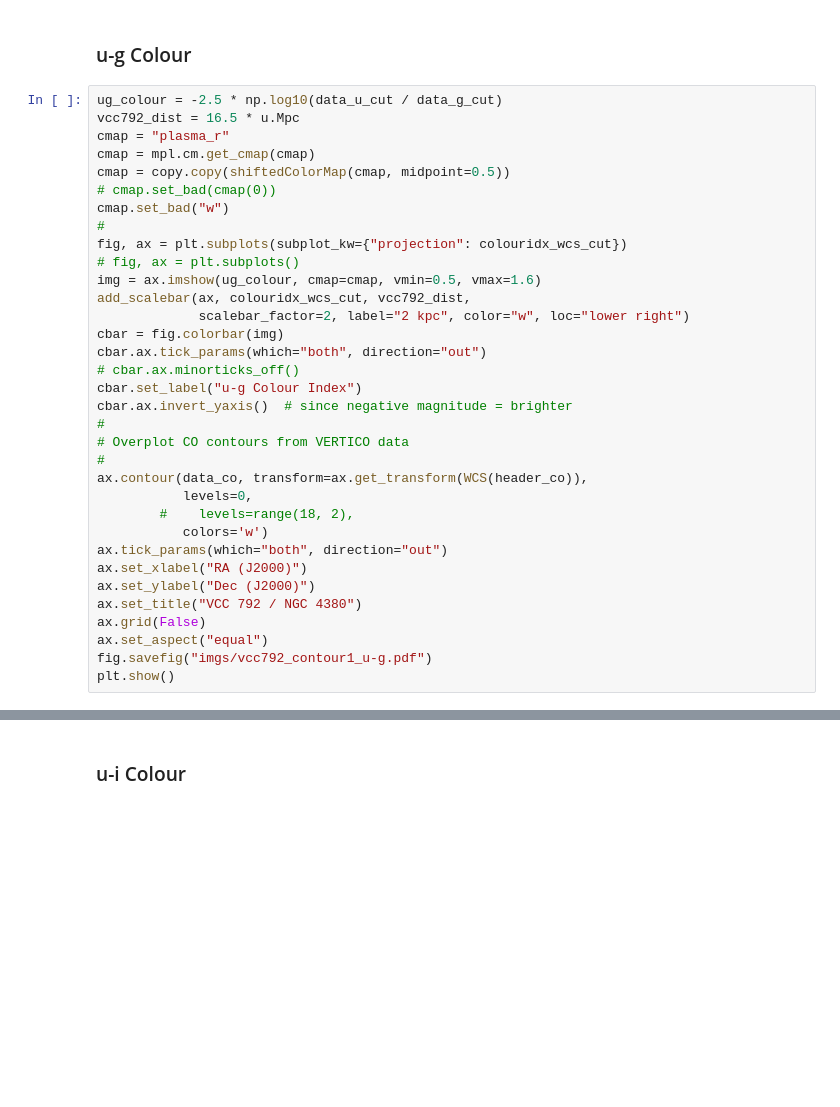
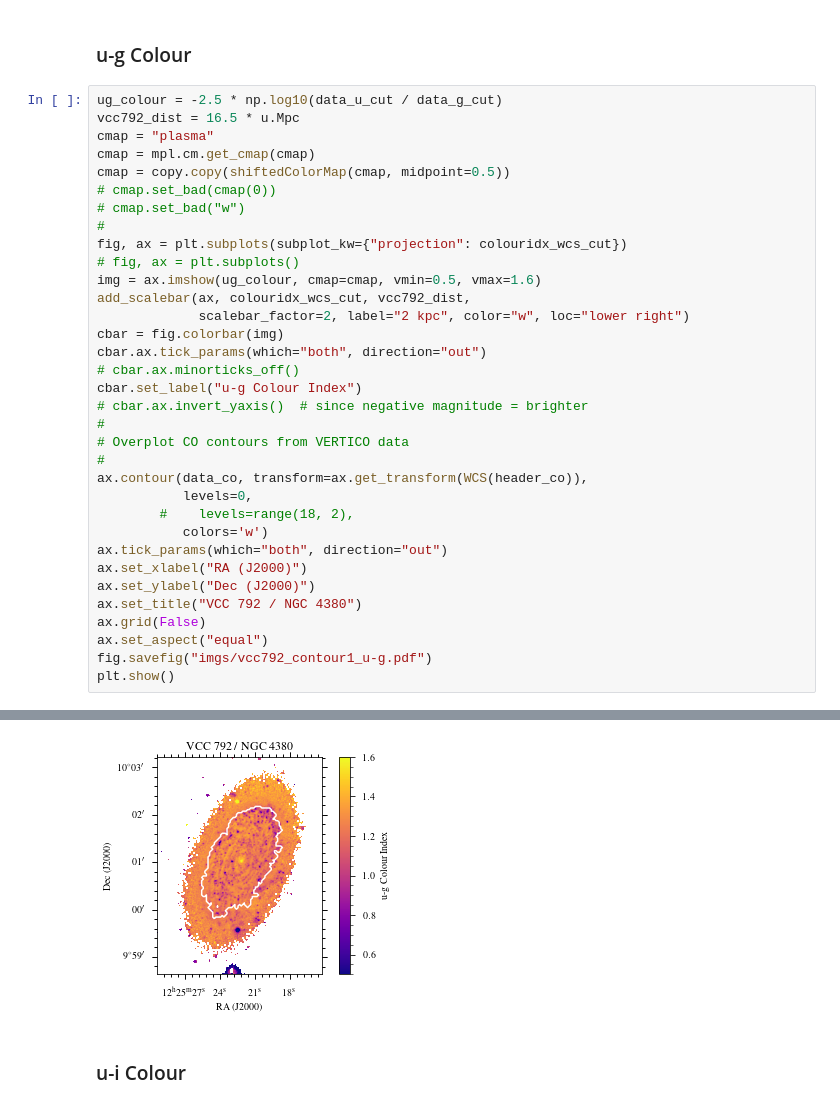
Before and after one commit to BearBearCodes/coop_f2021, a Jupyter notebook: warmup/ngvs_intro.ipynb, the cells around one changed output, grey strips where cells are left out. Cells and saved outputs as stored; diff of their text form; blank space fills up the shorter version.

```diff
--- a/warmup/ngvs_intro.ipynb
+++ b/warmup/ngvs_intro.ipynb
@@ -847,11 +848,11 @@ WARNING: FITSFixedWarning: 'obsfix' made the change 'Observatory coordinates inc
 # %%
 ug_colour = -2.5 * np.log10(data_u_cut / data_g_cut)
 vcc792_dist = 16.5 * u.Mpc
-cmap = "plasma_r"
+cmap = "plasma"
 cmap = mpl.cm.get_cmap(cmap)
 cmap = copy.copy(shiftedColorMap(cmap, midpoint=0.5))
 # cmap.set_bad(cmap(0))
-cmap.set_bad("w")
+# cmap.set_bad("w")
 #
 fig, ax = plt.subplots(subplot_kw={"projection": colouridx_wcs_cut})
 # fig, ax = plt.subplots()
@@ -862,7 +863,7 @@ cbar = fig.colorbar(img)
 cbar.ax.tick_params(which="both", direction="out")
 # cbar.ax.minorticks_off()
 cbar.set_label("u-g Colour Index")
-cbar.ax.invert_yaxis()  # since negative magnitude = brighter
+# cbar.ax.invert_yaxis()  # since negative magnitude = brighter
 #
 # Overplot CO contours from VERTICO data
 #
@@ -885,3 +885,4 @@ WARNING: FITSFixedWarning: 'obsfix' made the change 'Observatory coordinates inc
+[figure, added]
 # %% [markdown]
 ### u-i Colour
 # %%
```
Also changed, not shown: parts of 7 cells of this notebook, 1 other file.
